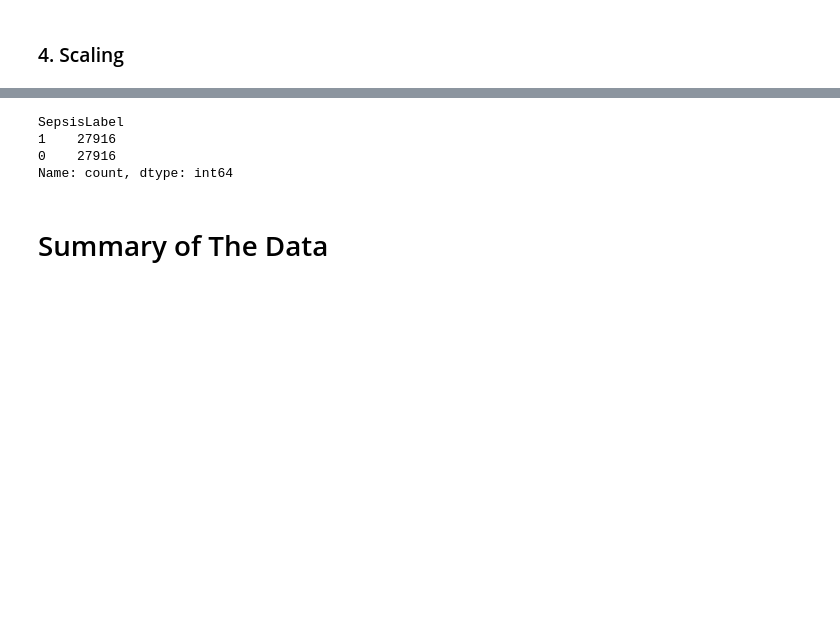
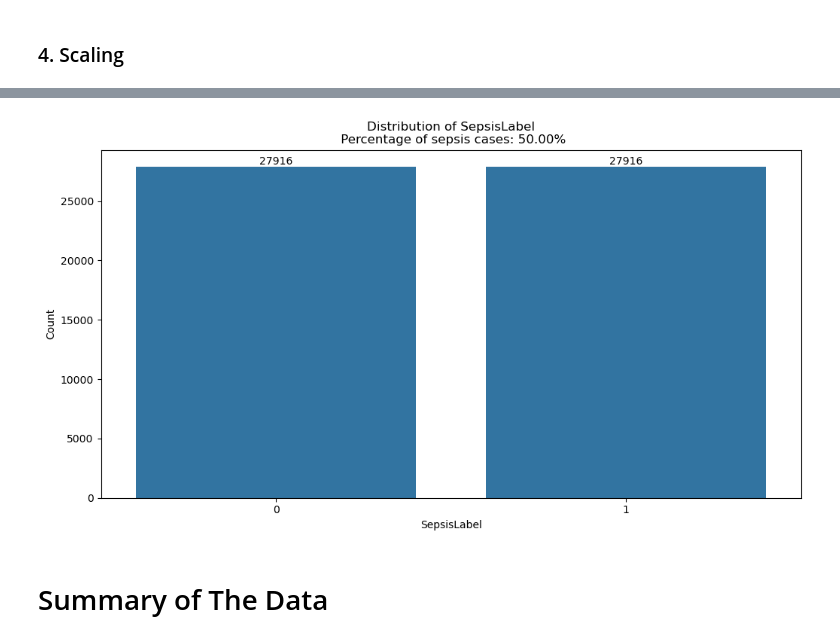
Before and after one commit to Sam-Mucyo/cs109a-final-proj, a Jupyter notebook: Final_MS3_Notebook.ipynb, the cells around one changed output, grey strips where cells are left out. Drawn from its saved outputs; the diff is of its cells as text; code cells hidden in the pictures; blank space fills up the shorter version.

```diff
--- a/Final_MS3_Notebook.ipynb
+++ b/Final_MS3_Notebook.ipynb
@@ -239,23 +241,20 @@ Name: count, dtype: int64
 # %%
 # Separate the data into sepsis and non-sepsis groups
 sepsis_patients = df_scale[df_scale['SepsisLabel'] == 1]
 non_sepsis_patients = df_scale[df_scale['SepsisLabel'] == 0]
 
 # Determine the number of sepsis patients
 num_sepsis = len(sepsis_patients)
 
 # Randomly sample the non-sepsis patients to match the number of sepsis patients
 non_sepsis_sample = non_sepsis_patients.sample(n=num_sepsis, random_state=42)
 
 # Concatenate the balanced sepsis and non-sepsis samples
 df_bal = pd.concat([sepsis_patients, non_sepsis_sample]).reset_index(drop=True)
 
 # Display the count of each class in the balanced dataset
-print(df_bal['SepsisLabel'].value_counts())
+check_class_imbalance(df_bal)
 # %% [output]
-SepsisLabel
-1    27916
-0    27916
-Name: count, dtype: int64
+[figure, added]
 # %% [markdown]
 # Summary of The Data
```
Also changed, not shown: parts of 10 cells of this notebook.
